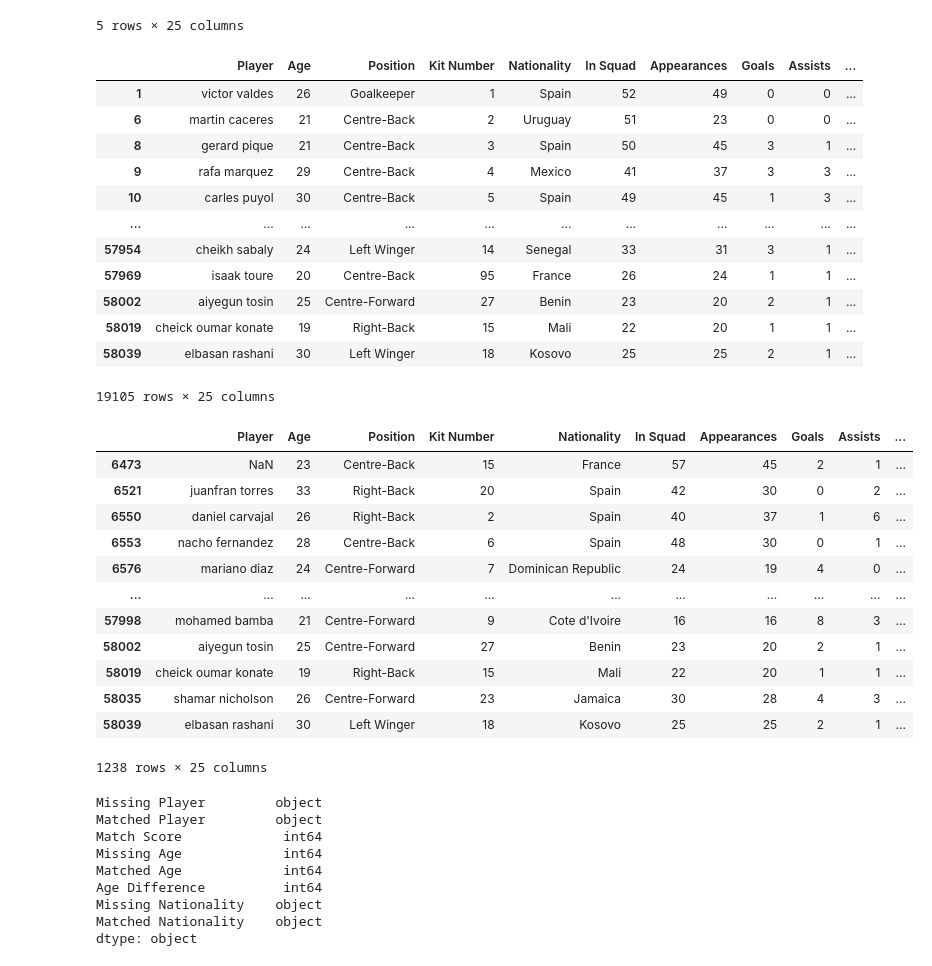
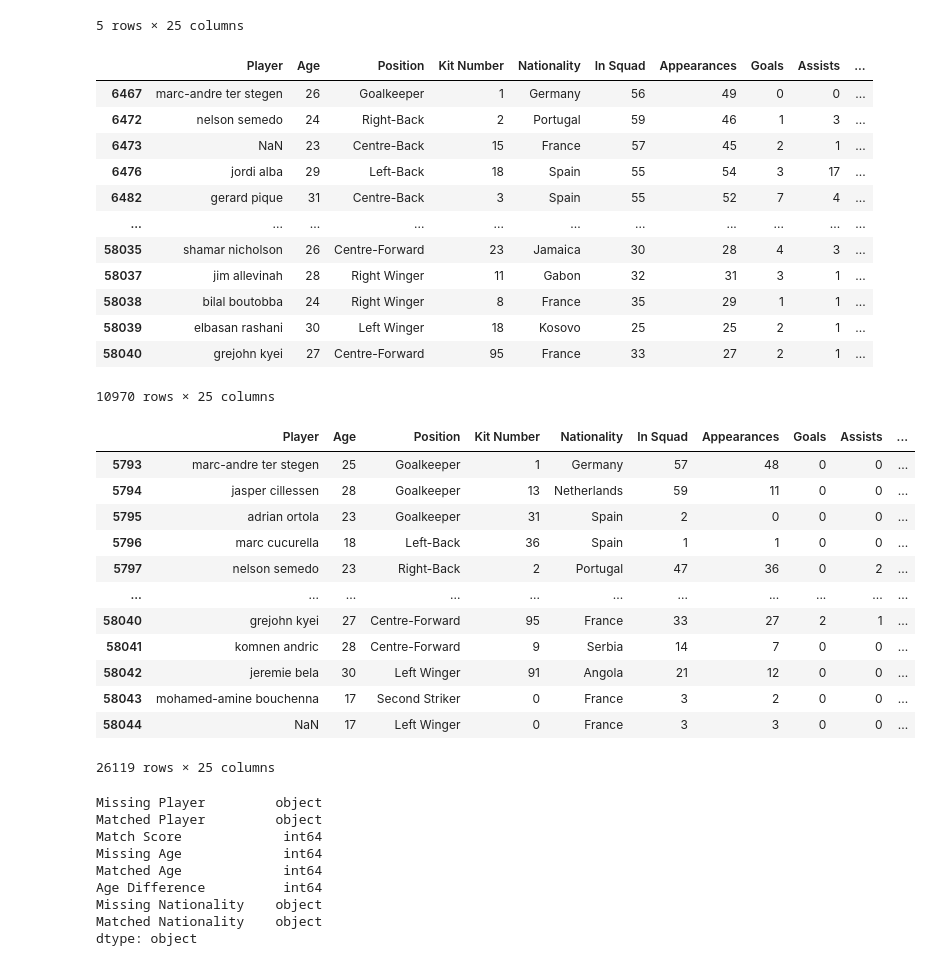
Before and after one commit to Ajaiah-D/Data-Mining-TOTY-Prediction, a Jupyter notebook: NewDataTest.ipynb, the cells around one changed output. Cells and saved outputs as stored; diff of their text form; code cells hidden in the pictures.

```diff
--- a/NewDataTest.ipynb
+++ b/NewDataTest.ipynb
@@ -185,46 +185,46 @@ comprehensive_copy.head()
 5 rows × 25 columns
 # %%
 # Find players who are in comprehensive_2023_2024 but not in df_players
-missing_players = comprehensive_copy[comprehensive_copy['Player'].apply(lambda x: x not in final_df['Player Name'].values)]
+missing_players = comprehensive_copy[comprehensive_copy['Player'].apply(lambda x: x not in all_players_df['Player Name'].values)]
 
 # Display the missing players along with their other attributes
 missing_players
 # %% [output]
 |  | Player | Age | Position | Kit Number | Nationality | In Squad | Appearances | Goals | Assists | ... |
-| 1 | victor valdes | 26 | Goalkeeper | 1 | Spain | 52 | 49 | 0 | 0 | ... |
-| 6 | martin caceres | 21 | Centre-Back | 2 | Uruguay | 51 | 23 | 0 | 0 | ... |
-| 8 | gerard pique | 21 | Centre-Back | 3 | Spain | 50 | 45 | 3 | 1 | ... |
-| 9 | rafa marquez | 29 | Centre-Back | 4 | Mexico | 41 | 37 | 3 | 3 | ... |
-| 10 | carles puyol | 30 | Centre-Back | 5 | Spain | 49 | 45 | 1 | 3 | ... |
+| 6467 | marc-andre ter stegen | 26 | Goalkeeper | 1 | Germany | 56 | 49 | 0 | 0 | ... |
+| 6472 | nelson semedo | 24 | Right-Back | 2 | Portugal | 59 | 46 | 1 | 3 | ... |
+| 6473 | NaN | 23 | Centre-Back | 15 | France | 57 | 45 | 2 | 1 | ... |
+| 6476 | jordi alba | 29 | Left-Back | 18 | Spain | 55 | 54 | 3 | 17 | ... |
+| 6482 | gerard pique | 31 | Centre-Back | 3 | Spain | 55 | 52 | 7 | 4 | ... |
 | ... | ... | ... | ... | ... | ... | ... | ... | ... | ... | ... |
-| 57954 | cheikh sabaly | 24 | Left Winger | 14 | Senegal | 33 | 31 | 3 | 1 | ... |
-| 57969 | isaak toure | 20 | Centre-Back | 95 | France | 26 | 24 | 1 | 1 | ... |
-| 58002 | aiyegun tosin | 25 | Centre-Forward | 27 | Benin | 23 | 20 | 2 | 1 | ... |
-| 58019 | cheick oumar konate | 19 | Right-Back | 15 | Mali | 22 | 20 | 1 | 1 | ... |
+| 58035 | shamar nicholson | 26 | Centre-Forward | 23 | Jamaica | 30 | 28 | 4 | 3 | ... |
+| 58037 | jim allevinah | 28 | Right Winger | 11 | Gabon | 32 | 31 | 3 | 1 | ... |
+| 58038 | bilal boutobba | 24 | Right Winger | 8 | France | 35 | 29 | 1 | 1 | ... |
 | 58039 | elbasan rashani | 30 | Left Winger | 18 | Kosovo | 25 | 25 | 2 | 1 | ... |
+| 58040 | grejohn kyei | 27 | Centre-Forward | 95 | France | 33 | 27 | 2 | 1 | ... |
-19105 rows × 25 columns
+10970 rows × 25 columns
 # %%
 # Filter the DataFrame for the 2023/2024 season and players with more than 5 appearances
-comprehensive_copy = comprehensive_df[(comprehensive_df['Appearances'] > 15) & (comprehensive_df['Season'] > '2017/2018')]
+comprehensive_copy = comprehensive_df[(comprehensive_df['Season'] > '2016/2017')]
 
 # Find players who are in comprehensive_2023_2024 but not in df_players
-missing_players_full = comprehensive_copy[comprehensive_copy['Player'].apply(lambda x: x not in final_df['Player Name'].values)]
+missing_players_full = comprehensive_copy[comprehensive_copy['Player'].apply(lambda x: x not in all_players_df['Player Name'].values)]
 
 # Display the missing players along with their other attributes
 missing_players_full
 # %% [output]
 |  | Player | Age | Position | Kit Number | Nationality | In Squad | Appearances | Goals | Assists | ... |
-| 6473 | NaN | 23 | Centre-Back | 15 | France | 57 | 45 | 2 | 1 | ... |
-| 6521 | juanfran torres | 33 | Right-Back | 20 | Spain | 42 | 30 | 0 | 2 | ... |
-| 6550 | daniel carvajal | 26 | Right-Back | 2 | Spain | 40 | 37 | 1 | 6 | ... |
-| 6553 | nacho fernandez | 28 | Centre-Back | 6 | Spain | 48 | 30 | 0 | 1 | ... |
-| 6576 | mariano diaz | 24 | Centre-Forward | 7 | Dominican Republic | 24 | 19 | 4 | 0 | ... |
+| 5793 | marc-andre ter stegen | 25 | Goalkeeper | 1 | Germany | 57 | 48 | 0 | 0 | ... |
+| 5794 | jasper cillessen | 28 | Goalkeeper | 13 | Netherlands | 59 | 11 | 0 | 0 | ... |
+| 5795 | adrian ortola | 23 | Goalkeeper | 31 | Spain | 2 | 0 | 0 | 0 | ... |
+| 5796 | marc cucurella | 18 | Left-Back | 36 | Spain | 1 | 1 | 0 | 0 | ... |
+| 5797 | nelson semedo | 23 | Right-Back | 2 | Portugal | 47 | 36 | 0 | 2 | ... |
 | ... | ... | ... | ... | ... | ... | ... | ... | ... | ... | ... |
-| 57998 | mohamed bamba | 21 | Centre-Forward | 9 | Cote d'Ivoire | 16 | 16 | 8 | 3 | ... |
-| 58002 | aiyegun tosin | 25 | Centre-Forward | 27 | Benin | 23 | 20 | 2 | 1 | ... |
-| 58019 | cheick oumar konate | 19 | Right-Back | 15 | Mali | 22 | 20 | 1 | 1 | ... |
-| 58035 | shamar nicholson | 26 | Centre-Forward | 23 | Jamaica | 30 | 28 | 4 | 3 | ... |
-| 58039 | elbasan rashani | 30 | Left Winger | 18 | Kosovo | 25 | 25 | 2 | 1 | ... |
+| 58040 | grejohn kyei | 27 | Centre-Forward | 95 | France | 33 | 27 | 2 | 1 | ... |
+| 58041 | komnen andric | 28 | Centre-Forward | 9 | Serbia | 14 | 7 | 0 | 0 | ... |
+| 58042 | jeremie bela | 30 | Left Winger | 91 | Angola | 21 | 12 | 0 | 0 | ... |
+| 58043 | mohamed-amine bouchenna | 17 | Second Striker | 0 | France | 3 | 2 | 0 | 0 | ... |
+| 58044 | NaN | 17 | Left Winger | 0 | France | 3 | 3 | 0 | 0 | ... |
-1238 rows × 25 columns
+26119 rows × 25 columns
 # %%
 # Ensure the 'Player Name' column in df_players is of string type
```
Also changed, not shown: parts of 1 cell of this notebook, 2 other files.
